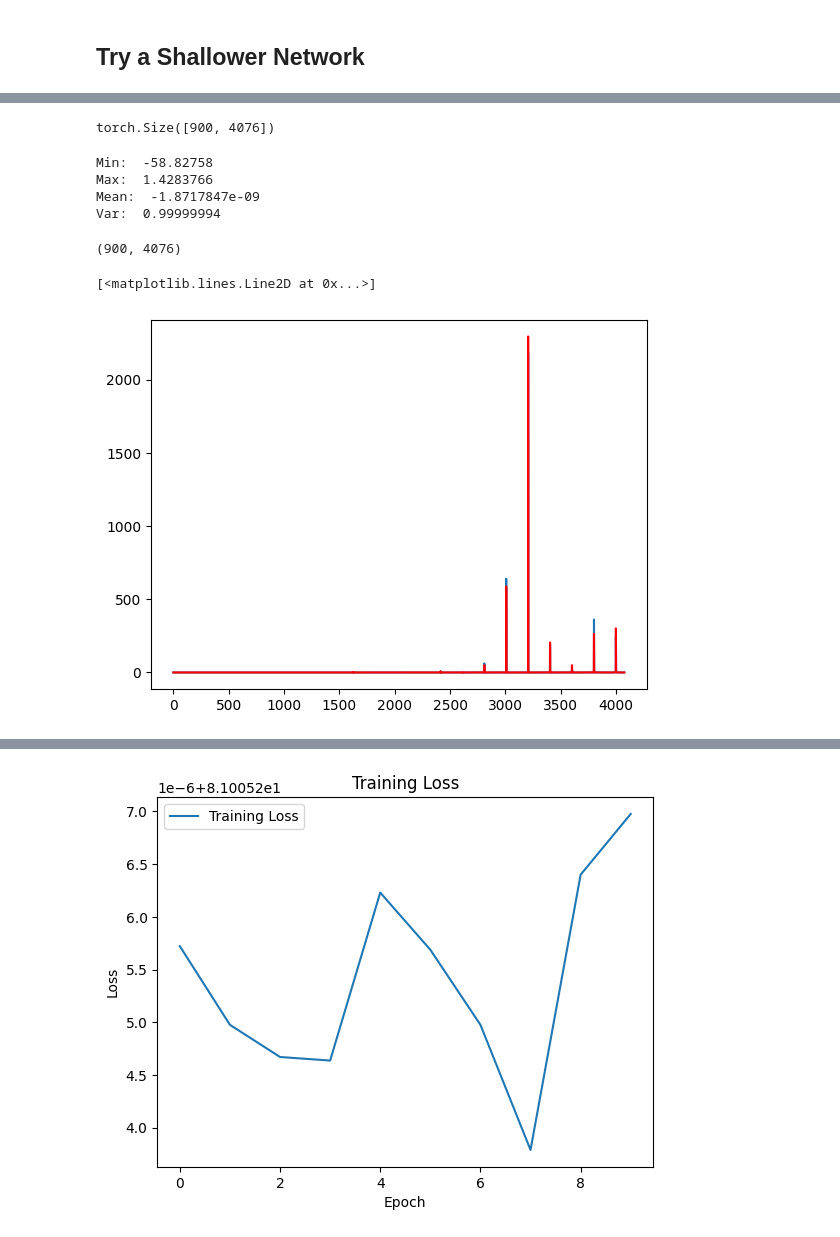
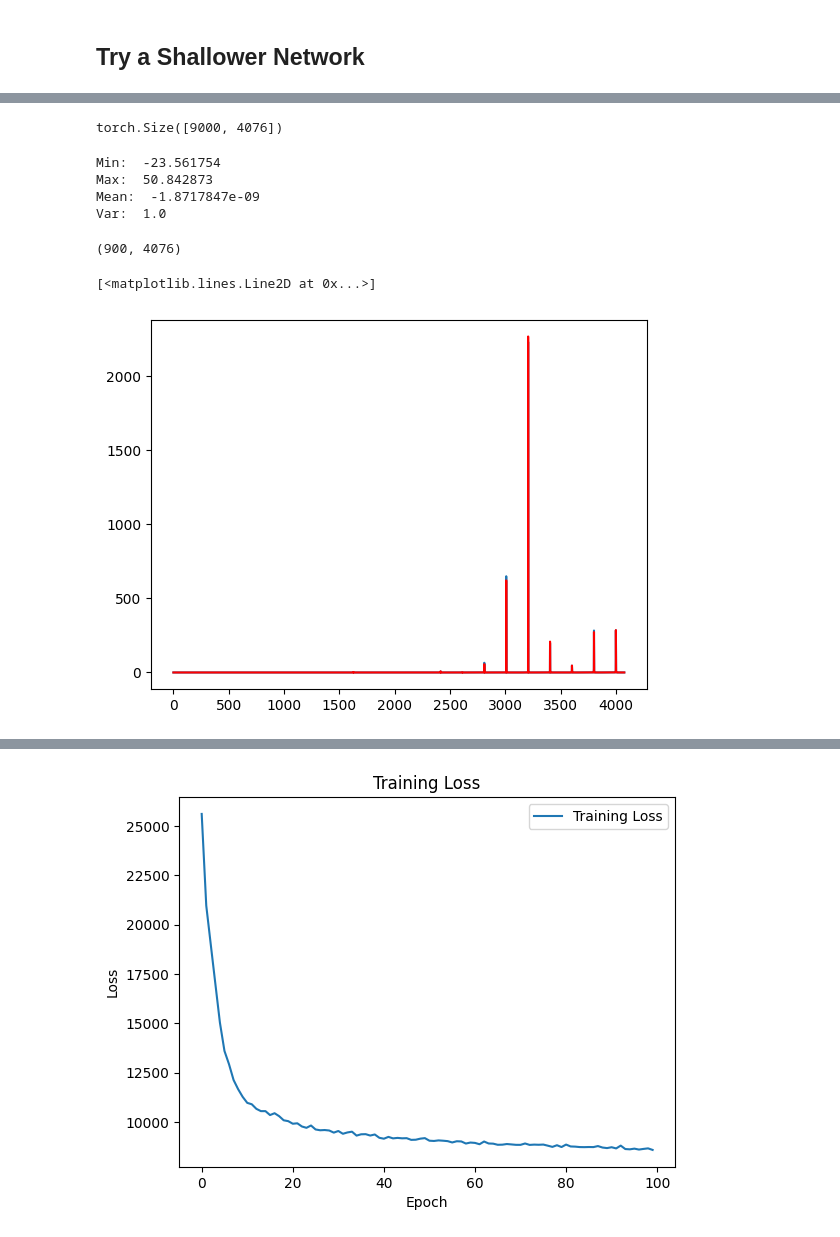
Before and after one commit to abbystokes/SBI_SGWB_DSMMA, a Jupyter notebook: Abby/Abbys_UNet.ipynb, the cells around one changed output, grey strips where cells are left out. Cells and saved outputs as stored; diff of their text form; code cells hidden in the pictures.

```diff
--- a/Abby/Abbys_UNet.ipynb
+++ b/Abby/Abbys_UNet.ipynb
@@ -70,7 +70,7 @@ T_obs = 365 * 24 * 3600
 
 sim = Simulator(fref, CE_PSD, gamma_HL, T_obs, bounds=None)
 obs = sim.sample(conditions = {'z': np.array([5e-8, 2.1])})
-samples = sim.sample(1000) # 100 samples
+samples = sim.sample(10000) # 100 samples
 
 # Plot simulated data
 #for i in range(len(samples)):
@@ -359,7 +358,7 @@ test_loader = DataLoader(test_dataset, batch_size=32, shuffle=False)
 # %%
 x_train_tensor.shape
 # %% [output]
-torch.Size([900, 4076])
+torch.Size([9000, 4076])
 # %%
 # Check that normalization worked
 print("Min: ",np.min(x_scaled[0,:]))
@@ -367,10 +366,10 @@ print("Max: ",np.max(x_scaled[0,:]))
 print("Mean: ",np.average(x_scaled[0,:]))
 print("Var: ", np.var(x_scaled[0,:]))
 # %% [output]
-Min:  -58.82758
-Max:  1.4283766
+Min:  -23.561754
+Max:  50.842873
 Mean:  -1.8717847e-09
-Var:  0.99999994
+Var:  1.0
 # %%
 x_train.shape
 # %% [output]
@@ -393,12 +392,11 @@ plt.plot(sig_test)
 plt.plot(sig_train, c="r")
 # %% [output]
 [<matplotlib.lines.Line2D at 0x...>]
-[figure, old version]
+[figure, new version]
 # %%
-import torch
-# Defined weighted loss function
+# Define weighted loss function
 def MSELoss_Weighted(sigma, predictions, targets):
-    """
+    """""
     Computes the mean squared error (MSE) loss between predictions and targets,
     weighted by the variance of the dimension
 
@@ -413,7 +411,7 @@ def MSELoss_Weighted(sigma, predictions, targets):
 
     sigma = torch.Tensor(sigma)
 
-    squared_error = 1/sigma * (predictions - targets)**2
+    squared_error = 1/sigma**2 * (predictions - targets)**2
 
     mse_loss = torch.mean(squared_error)
 
@@ -422,12 +420,12 @@ def MSELoss_Weighted(sigma, predictions, targets):
 # Define loss function and optimizer
 #criterion = nn.MSELoss()
 
-optimizer = optim.Adam(model.parameters(), lr=.1) # try smaller lr
+optimizer = optim.Adam(model.parameters(), lr=.0001) # try smaller lr
 
 train_losses = []
 
 # Training loop
-num_epochs = 10
+num_epochs = 100
 for epoch in range(num_epochs):
     model.train()
     running_loss = 0.0
@@ -464,4 +469,4 @@ Epoch [10/10], Loss: 81.0052069770
-[figure, old version]
+[figure, new version]
 # %%
 # plotting example output
 
```
Also changed, not shown: parts of 8 cells of this notebook.
